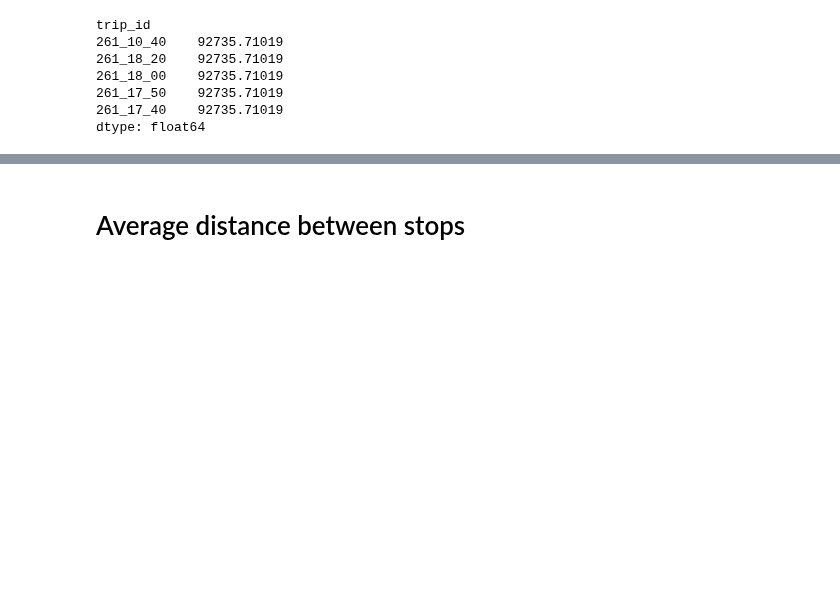
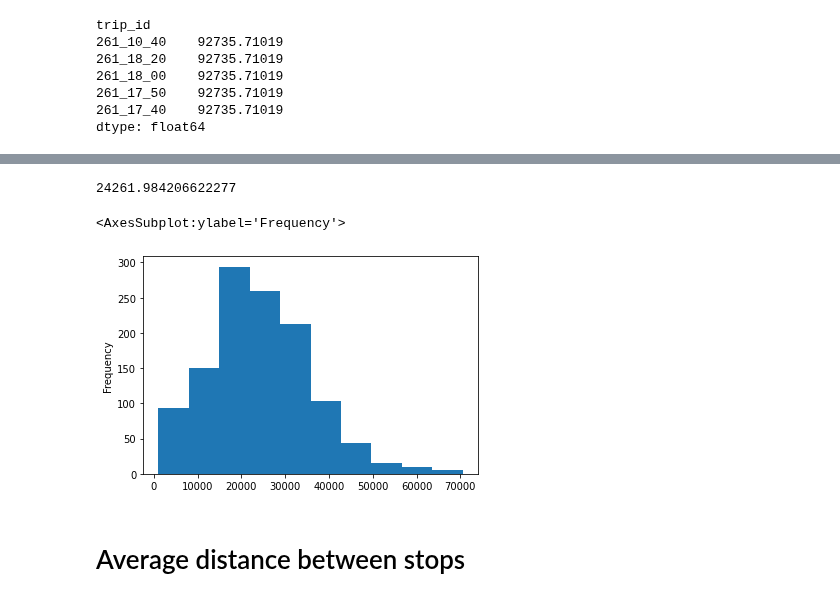
Before and after one commit to akazukin5151/comparative-accessibility, a Jupyter notebook: delhi.ipynb, the cells around one changed output, grey strips where cells are left out. Drawn from its saved outputs; the diff is of its cells as text; code cells hidden in the pictures; blank space fills up the shorter version.

```diff
--- a/delhi.ipynb
+++ b/delhi.ipynb
@@ -248,0 +352,20 @@ dtype: float64
+# %%
+# Very slow
+def h(x):
+    """x is a list of trip_ids, all belong to the same route"""
+    lens = []
+    for trip_id in x:
+        points = []
+        # for every stop in this trip, get its point coordinates
+        for stop in trip_stops[trip_id]:
+            df = stops[stops.stop_id == stop]
+            x_c = df.stop_lon.iloc[0]
+            y_c = df.stop_lat.iloc[0]
+            points.append(transformer(Point(x_c, y_c)))
+        # line length of this trip
+        lens.append(LineString(points).length)
+    # mean linestring len of every trip in this route
+    return np.mean(lens)
+
+route_lengths = route_trips.apply(h)
+route_lengths
@@ -248,0 +386,10 @@ dtype: float64
+# %%
+# Average route length in meters
+route_lengths.mean()
+# %% [output]
+24261.984206622277
+# %%
+route_lengths.plot.hist()
+# %% [output]
+<AxesSubplot:ylabel='Frequency'>
+[figure, added]
```
Also changed, not shown: parts of 13 cells of this notebook, 10 other files.
